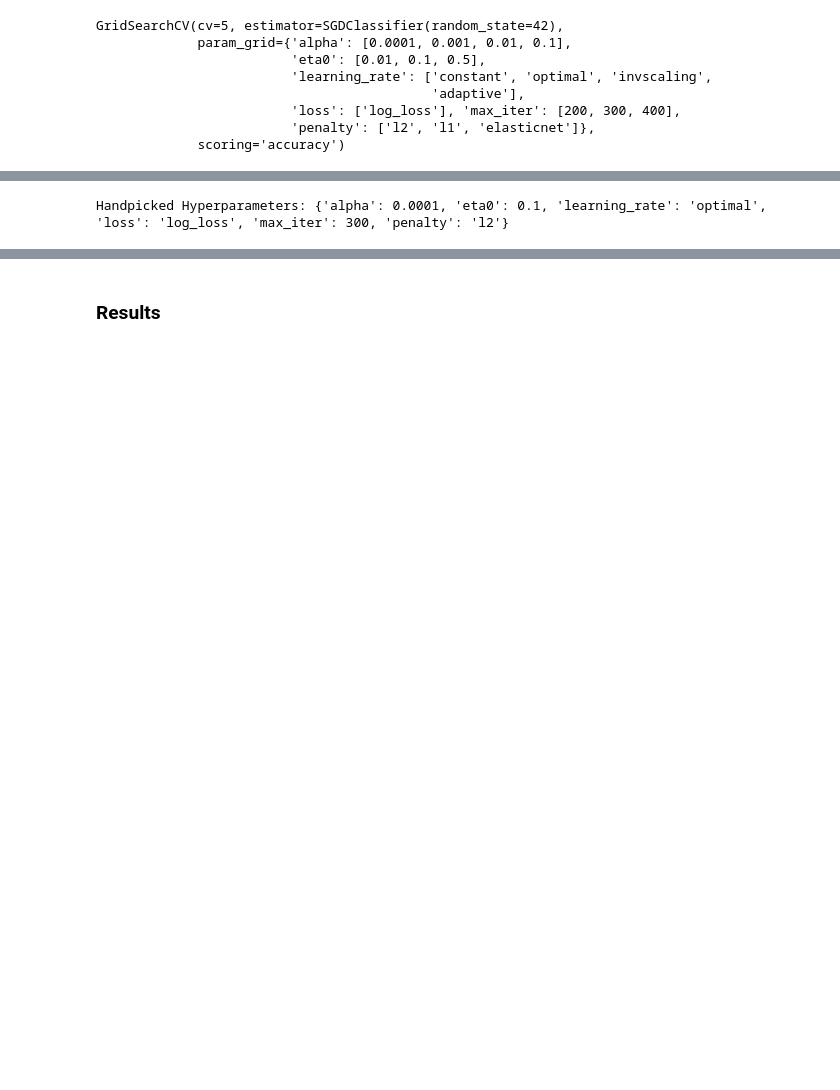
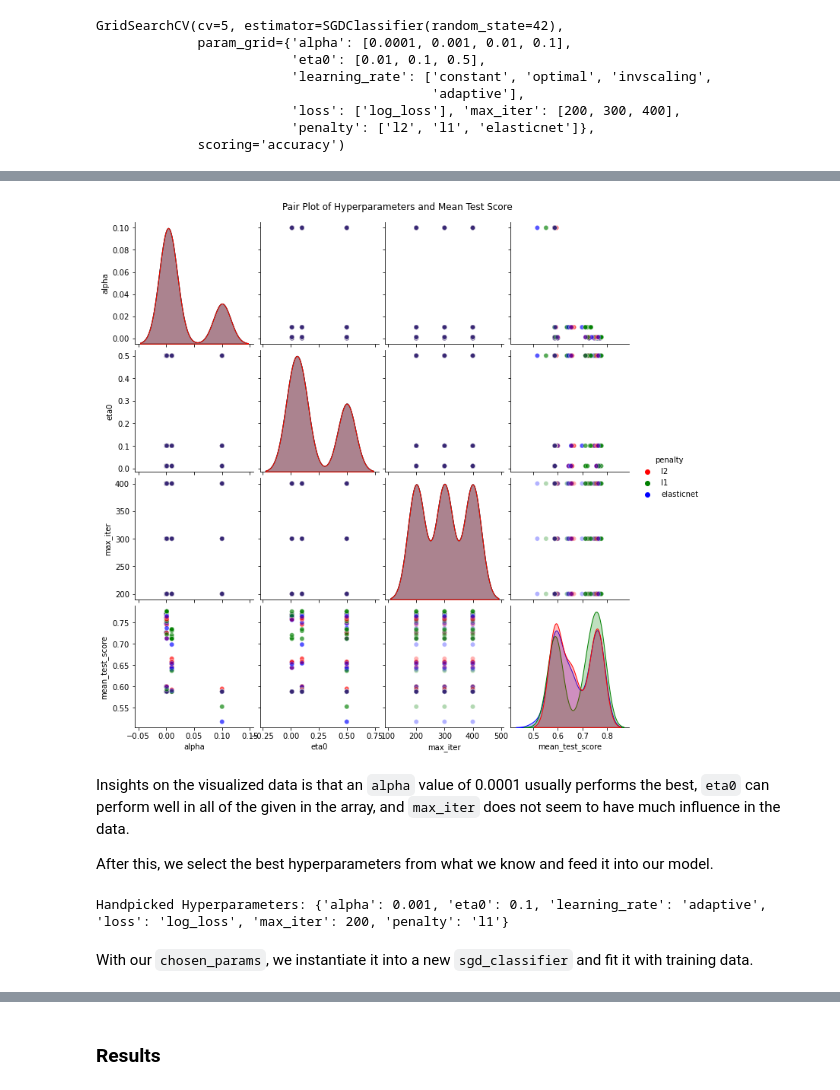
Before and after one commit to ayishamiara/STINTSY-MCO1, a Jupyter notebook: stintsy-mco1.ipynb, the cells around one changed output, grey strips where cells are left out. Drawn from its saved outputs; the diff is of its cells as text; code cells hidden in the pictures; blank space fills up the shorter version.

```diff
--- a/stintsy-mco1.ipynb
+++ b/stintsy-mco1.ipynb
@@ -1207,11 +1228,31 @@ Hyperparameters: {alpha=0.0001, eta0=0.1, learning_rate=optimal, loss=log_loss,
+# %%
+import seaborn as sns
+import matplotlib.pyplot as plt
+
+# Convert hyperparameters and mean_test_score to DataFrame
+df = pd.DataFrame(grid_search.cv_results_['params'])
+df['mean_test_score'] = grid_search.cv_results_['mean_test_score']
+
+# Create a pair plot with all hyperparameters
+sns.pairplot(df, hue='penalty', diag_kind='kde', markers='o', palette=['red', 'green', 'blue'], plot_kws={'alpha': 0.3})
+plt.suptitle('Pair Plot of Hyperparameters and Mean Test Score', y=1.02)
+plt.show()
+# %% [output]
+[figure, added]
+# %% [markdown]
+Insights on the visualized data is that an `alpha` value of 0.0001 usually performs the best, `eta0` can perform well in all of the given in the array, and `max_iter` does not seem to have much influence in the data.
+
+After this, we select the best hyperparameters from what we know and feed it into our model.
 # %%
-# Find the best hyperparameters
-chosen_params = {'alpha': 0.0001, 'eta0': 0.1, 'learning_rate': 'optimal', 'loss': 'log_loss', 'max_iter': 300, 'penalty': 'l2'}
+# Select the best hyperparameters
+chosen_params = {'alpha': 0.001, 'eta0': 0.1, 'learning_rate': 'adaptive', 'loss': 'log_loss', 'max_iter': 200, 'penalty': 'l1'}
 
 # Print the best hyperparameters and accuracy
 print("Handpicked Hyperparameters: {}".format(chosen_params))
 # %% [output]
-Handpicked Hyperparameters: {'alpha': 0.0001, 'eta0': 0.1, 'learning_rate': 'optimal', 'loss': 'log_loss', 'max_iter': 300, 'penalty': 'l2'}
+Handpicked Hyperparameters: {'alpha': 0.001, 'eta0': 0.1, 'learning_rate': 'adaptive', 'loss': 'log_loss', 'max_iter': 200, 'penalty': 'l1'}
+# %% [markdown]
+With our `chosen_params`, we instantiate it into a new `sgd_classifier` and fit it with training data.
 # %%
 # Fit model with the best hyperparameters
 sgd_classifier = SGDClassifier(random_state=42, **chosen_params)
```
Also changed, not shown: parts of 104 cells of this notebook.
